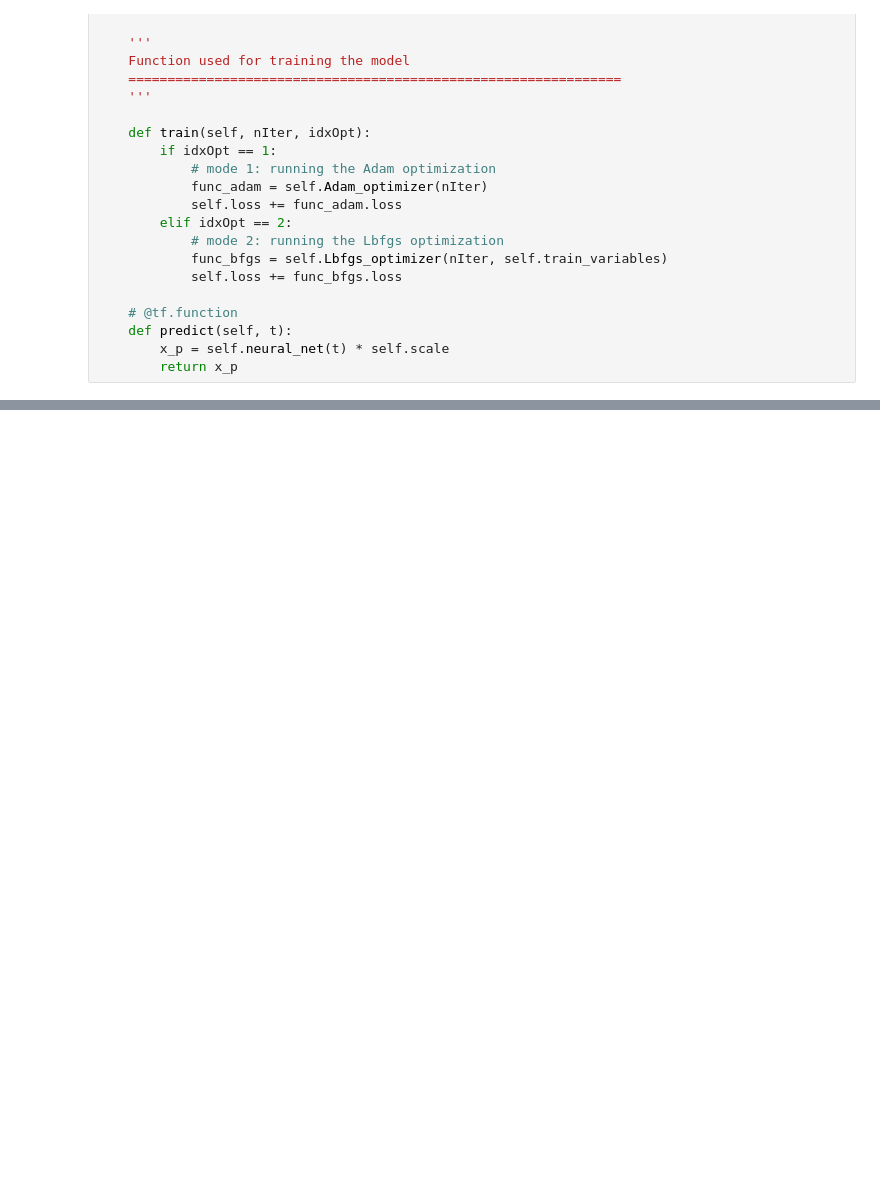
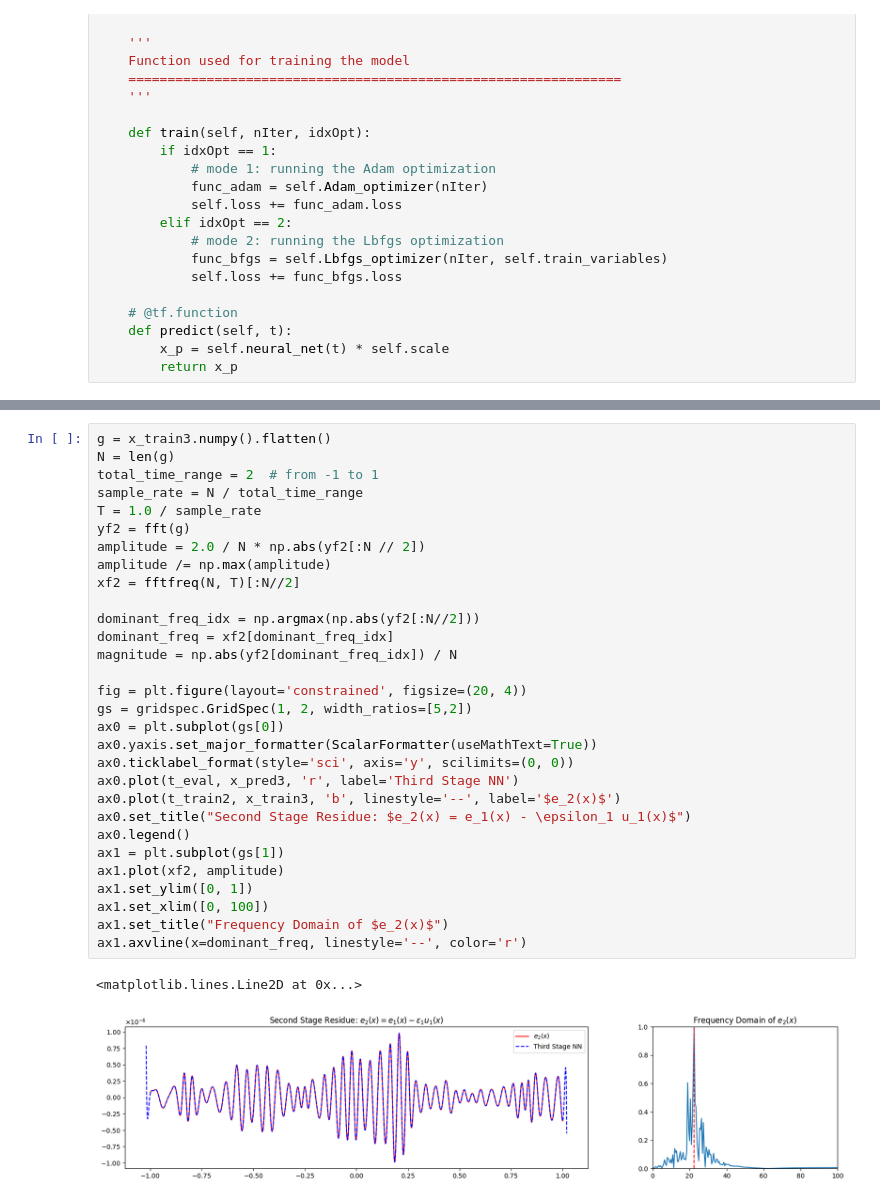
Before and after one commit to akavuturu/MultistageNN, a Jupyter notebook: Regression/MultiStageNN_Regression.ipynb, the cells around one changed output, grey strips where cells are left out. Drawn from its saved outputs; the diff is of its cells as text; blank space fills up the shorter version.

```diff
--- a/Regression/MultiStageNN_Regression.ipynb
+++ b/Regression/MultiStageNN_Regression.ipynb
@@ -552,0 +599,33 @@ plt.yscale("log")
+# %%
+g = x_train3.numpy().flatten()
+N = len(g)
+total_time_range = 2  # from -1 to 1
+sample_rate = N / total_time_range
+T = 1.0 / sample_rate
+yf2 = fft(g)
+amplitude = 2.0 / N * np.abs(yf2[:N // 2])
+amplitude /= np.max(amplitude)
+xf2 = fftfreq(N, T)[:N//2]
+
+dominant_freq_idx = np.argmax(np.abs(yf2[:N//2]))
+dominant_freq = xf2[dominant_freq_idx]
+magnitude = np.abs(yf2[dominant_freq_idx]) / N
+
+fig = plt.figure(layout='constrained', figsize=(20, 4))
+gs = gridspec.GridSpec(1, 2, width_ratios=[5,2])
+ax0 = plt.subplot(gs[0])
+ax0.yaxis.set_major_formatter(ScalarFormatter(useMathText=True))
+ax0.ticklabel_format(style='sci', axis='y', scilimits=(0, 0))
+ax0.plot(t_eval, x_pred3, 'r', label='Third Stage NN')
+ax0.plot(t_train2, x_train3, 'b', linestyle='--', label='$e_2(x)$')
+ax0.set_title("Second Stage Residue: $e_2(x) = e_1(x) - \epsilon_1 u_1(x)$")
+ax0.legend()
+ax1 = plt.subplot(gs[1])
+ax1.plot(xf2, amplitude)
+ax1.set_ylim([0, 1])
+ax1.set_xlim([0, 100])
+ax1.set_title("Frequency Domain of $e_2(x)$")
+ax1.axvline(x=dominant_freq, linestyle='--', color='r')
+# %% [output]
+<matplotlib.lines.Line2D at 0x...>
+[figure, added]
```
Also changed, not shown: parts of 10 cells of this notebook, 3 other files.
